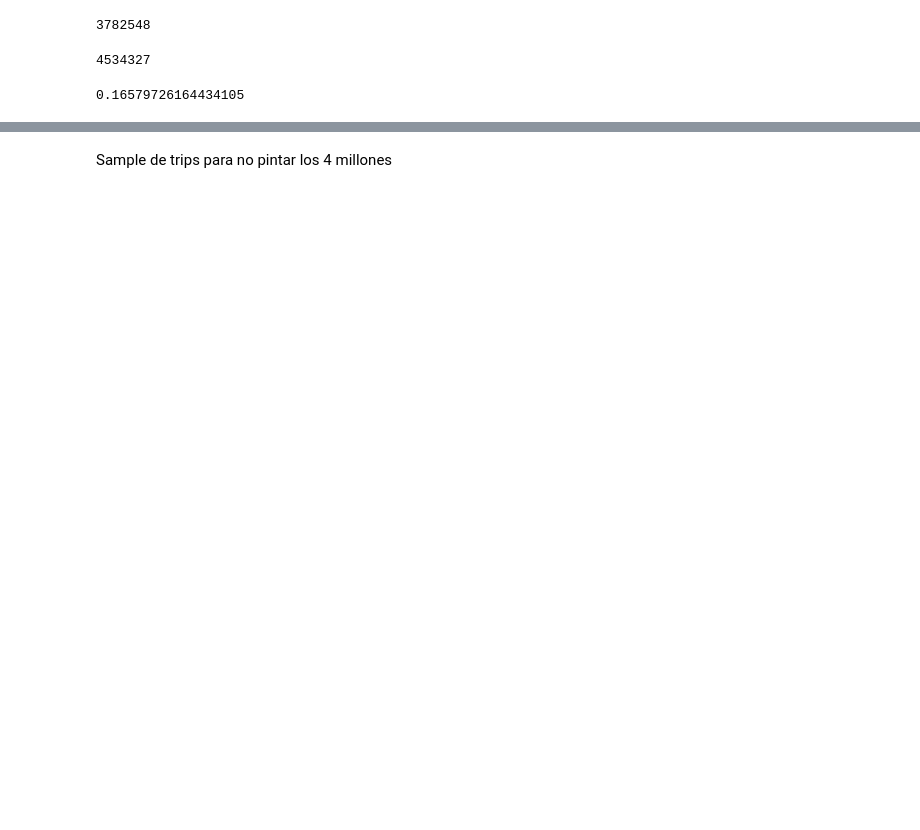
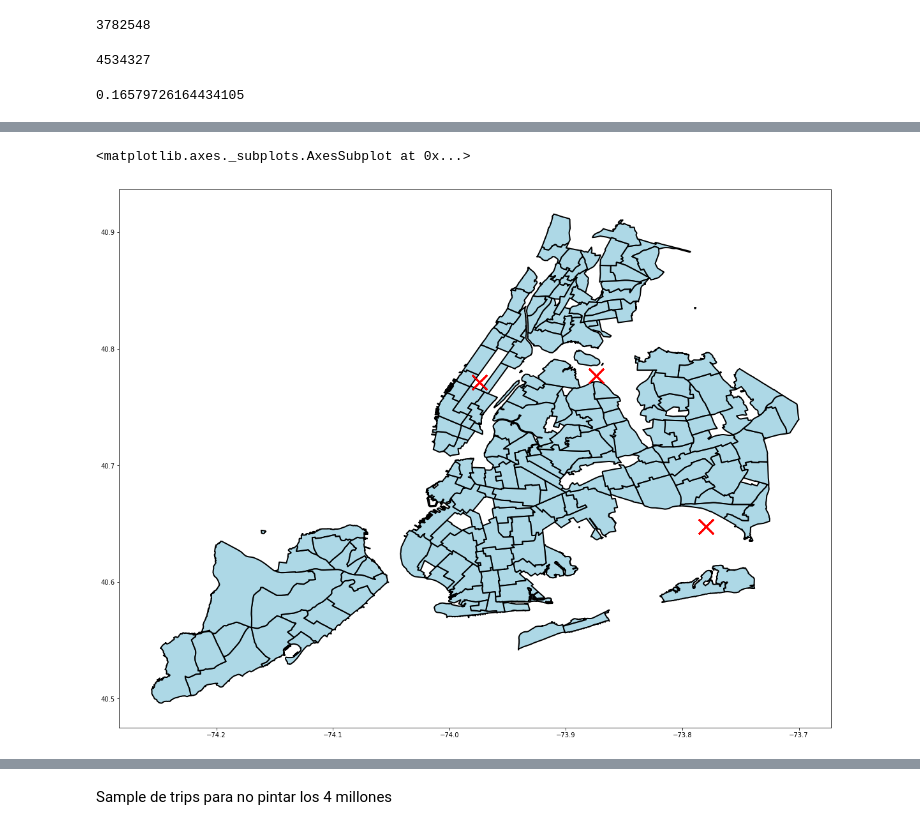
Before and after one commit to KamyNz/datathon-group15-project, a Jupyter notebook: week2/uber2014 + geographic.ipynb, the cells around one changed output, grey strips where cells are left out. Cells and saved outputs as stored; diff of their text form; code cells hidden in the pictures; blank space fills up the shorter version.

```diff
--- a/week2/uber2014 + geographic.ipynb
+++ b/week2/uber2014 + geographic.ipynb
@@ -265,0 +342,10 @@ len(trips_2014)
+# %%
+import matplotlib.pyplot as plt
+
+fig, ax = plt.subplots(figsize = (20,16))
+polys.geometry.plot(color='Lightblue',edgecolor='k',linewidth = 2,ax=ax)
+weather.plot(color = 'Red',ax=ax, marker='x', markersize=500)
+# voronoi_plot_2d(vor,ax=ax)
+# %% [output]
+<matplotlib.axes._subplots.AxesSubplot at 0x...>
+[figure, added]
```
Also changed, not shown: parts of 37 cells of this notebook.
